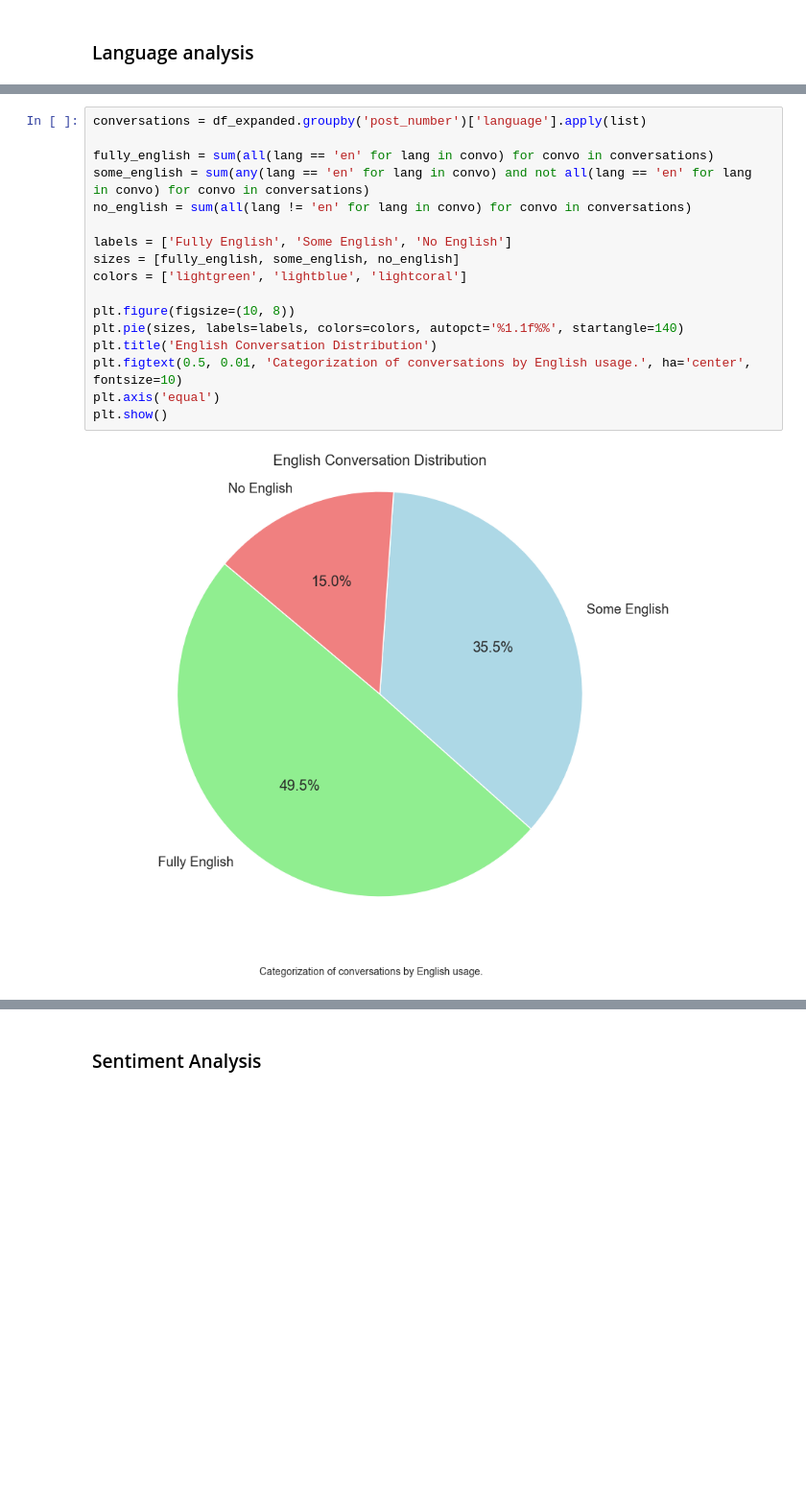
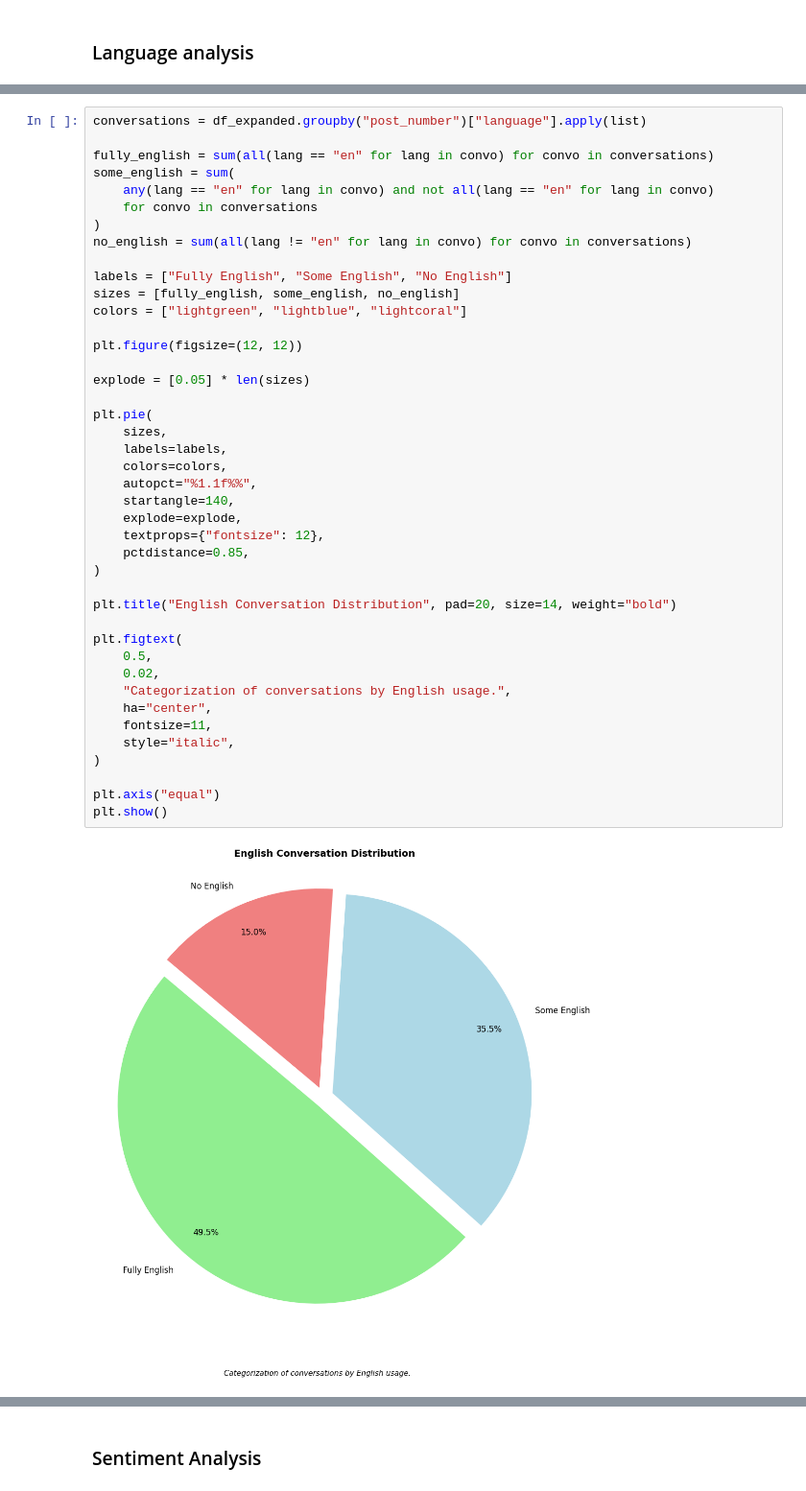
Before and after one commit to Fybex/chatgpt-conversations-analysis, a Jupyter notebook: 2_eda.ipynb, the cells around one changed output, grey strips where cells are left out. Shown at 96% size. Saved outputs shown, nothing was run; the diff lists cells and outputs as text; blank space fills up the shorter version.

```diff
--- a/2_eda.ipynb
+++ b/2_eda.ipynb
@@ -324,20 +477,45 @@ plt.show()
 # %%
-conversations = df_expanded.groupby('post_number')['language'].apply(list)
+conversations = df_expanded.groupby("post_number")["language"].apply(list)
 
-fully_english = sum(all(lang == 'en' for lang in convo) for convo in conversations)
-some_english = sum(any(lang == 'en' for lang in convo) and not all(lang == 'en' for lang in convo) for convo in conversations)
-no_english = sum(all(lang != 'en' for lang in convo) for convo in conversations)
+fully_english = sum(all(lang == "en" for lang in convo) for convo in conversations)
+some_english = sum(
+    any(lang == "en" for lang in convo) and not all(lang == "en" for lang in convo)
+    for convo in conversations
+)
+no_english = sum(all(lang != "en" for lang in convo) for convo in conversations)
 
-labels = ['Fully English', 'Some English', 'No English']
+labels = ["Fully English", "Some English", "No English"]
 sizes = [fully_english, some_english, no_english]
-colors = ['lightgreen', 'lightblue', 'lightcoral']
+colors = ["lightgreen", "lightblue", "lightcoral"]
 
-plt.figure(figsize=(10, 8))
-plt.pie(sizes, labels=labels, colors=colors, autopct='%1.1f%%', startangle=140)
-plt.title('English Conversation Distribution')
-plt.figtext(0.5, 0.01, 'Categorization of conversations by English usage.', ha='center', fontsize=10)
-plt.axis('equal')
+plt.figure(figsize=(12, 12))
+
+explode = [0.05] * len(sizes)
+
+plt.pie(
+    sizes,
+    labels=labels,
+    colors=colors,
+    autopct="%1.1f%%",
+    startangle=140,
+    explode=explode,
+    textprops={"fontsize": 12},
+    pctdistance=0.85,
+)
+
+plt.title("English Conversation Distribution", pad=20, size=14, weight="bold")
+
+plt.figtext(
+    0.5,
+    0.02,
+    "Categorization of conversations by English usage.",
+    ha="center",
+    fontsize=11,
+    style="italic",
+)
+
+plt.axis("equal")
 plt.show()
 # %% [output]
-[figure, old version]
+[figure, new version]
 # %%
```
Also changed, not shown: parts of 53 cells of this notebook.
